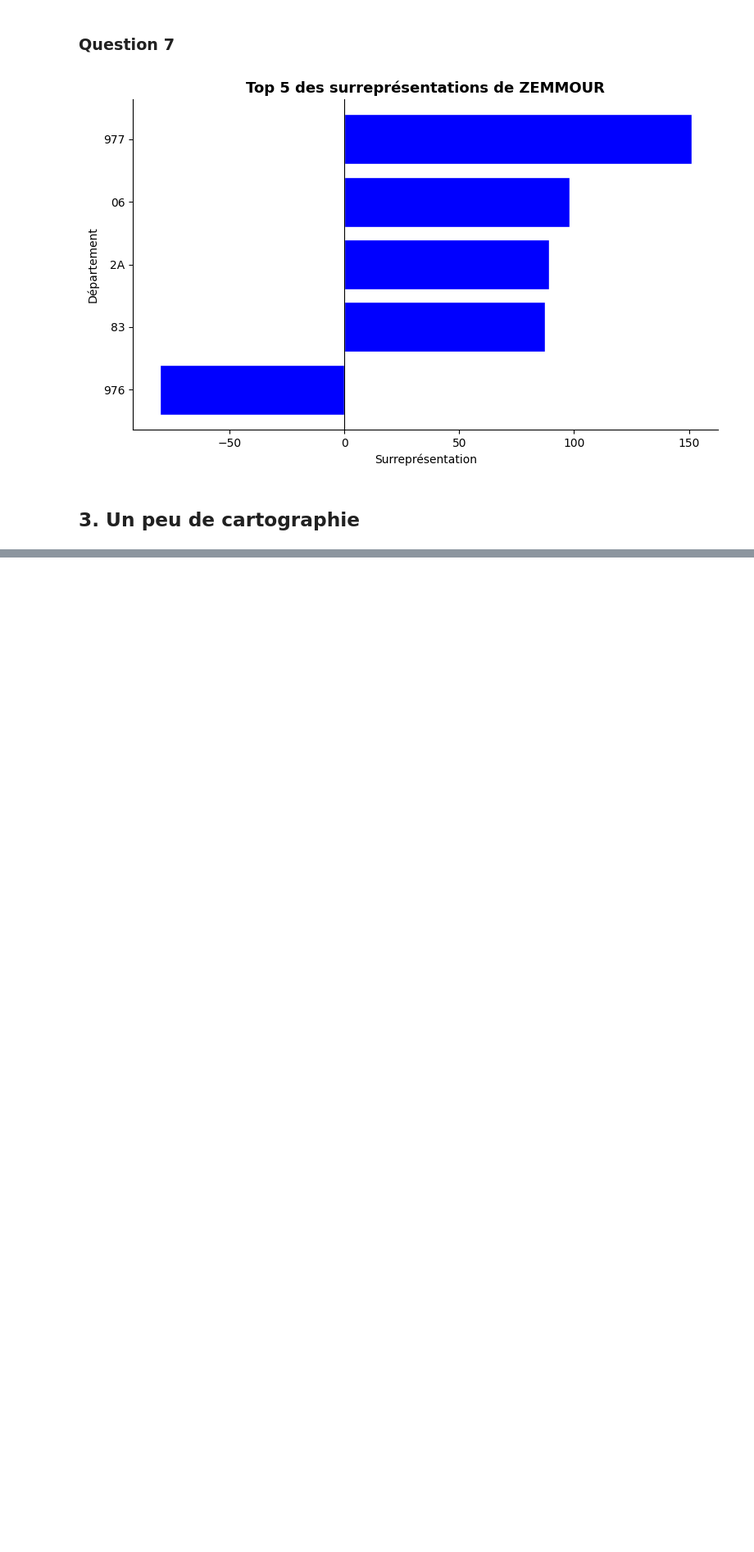
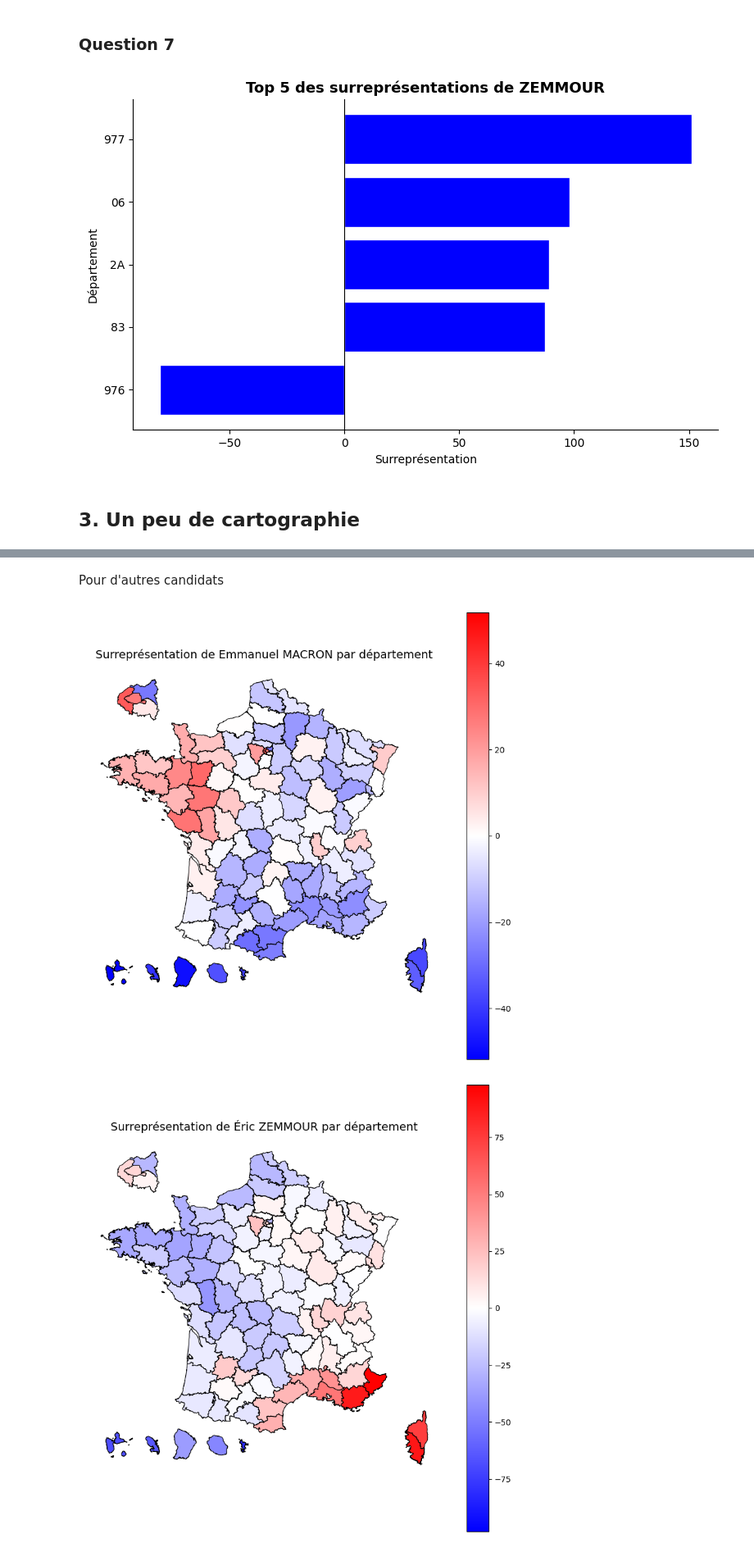
Before and after one commit to Laurine-ensai/evaluation_intermediaire_python_ds, a Jupyter notebook: reponses.ipynb, the cells around one changed output, grey strips where cells are left out. Shown at 82% size. Drawn from its saved outputs; the diff is of its cells as text; code cells hidden in the pictures; blank space fills up the shorter version.

```diff
--- a/reponses.ipynb
+++ b/reponses.ipynb
@@ -250,0 +373,8 @@ plot_surrepresentation(score_departements,'Éric ZEMMOUR')
+# %% [markdown]
+Pour d'autres candidats
+# %%
+carte_macron = cartographier_candidat(score_departements, departement_borders, "Emmanuel MACRON")
+carte_zemmour = cartographier_candidat(score_departements, departement_borders, "Éric ZEMMOUR")
+# %% [output]
+[figure, added]
+[figure, added]
```
Also changed, not shown: parts of 15 cells of this notebook, 1 other file.
